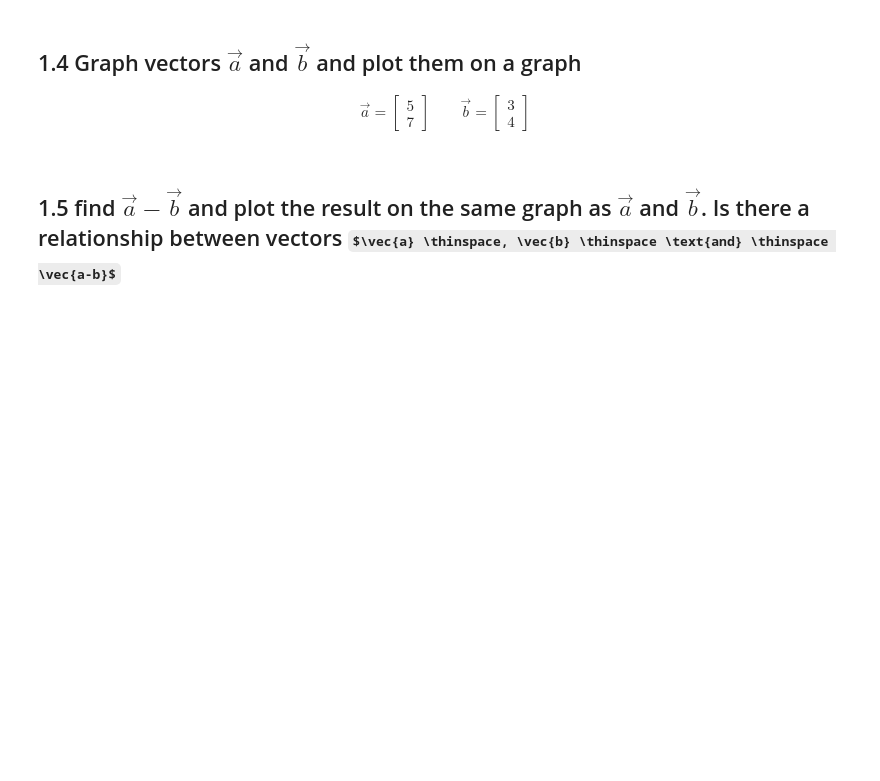
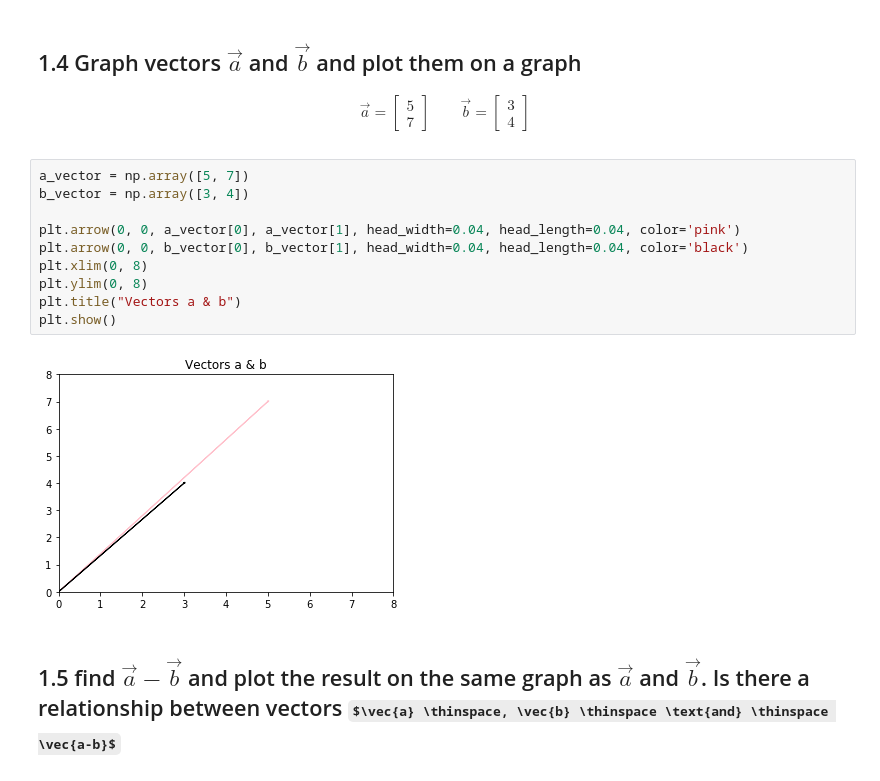
Before and after one commit to oferbaharav/DS-Unit-1-Sprint-4-Linear-Algebra, a Jupyter notebook: module1-linear-algebra-review/Ofer_Baharav_Copy_of_Linear_Algebra_Assignment.ipynb, the cells around one changed output. Cells and saved outputs as stored; diff of their text form; some formulas as TeX source; blank space fills up the shorter version.

```diff
--- a/module1-linear-algebra-review/Ofer_Baharav_Copy_of_Linear_Algebra_Assignment.ipynb
+++ b/module1-linear-algebra-review/Ofer_Baharav_Copy_of_Linear_Algebra_Assignment.ipynb
@@ -41,5 +87,17 @@ print(pi)
 \qquad
 \vec{b} = \begin{bmatrix} 3 \\4 \end{bmatrix}
 \end{align}
+# %%
+a_vector = np.array([5, 7])
+b_vector = np.array([3, 4])
+
+plt.arrow(0, 0, a_vector[0], a_vector[1], head_width=0.04, head_length=0.04, color='pink')
+plt.arrow(0, 0, b_vector[0], b_vector[1], head_width=0.04, head_length=0.04, color='black')
+plt.xlim(0, 8)
+plt.ylim(0, 8)
+plt.title("Vectors a & b")
+plt.show()
+# %% [output]
+[figure, added]
 # %% [markdown]
 ## 1.5 find $\vec{a} - \vec{b}$ and plot the result on the same graph as $\vec{a}$ and $\vec{b}$. Is there a relationship between vectors $\vec{a} \thinspace, \vec{b} \thinspace \text{and} \thinspace \vec{a-b}$
```
Also changed, not shown: parts of 21 cells of this notebook.
